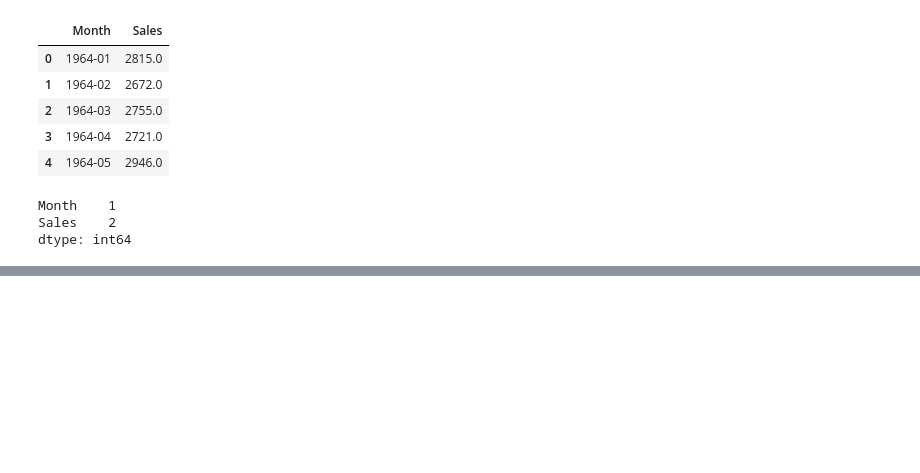
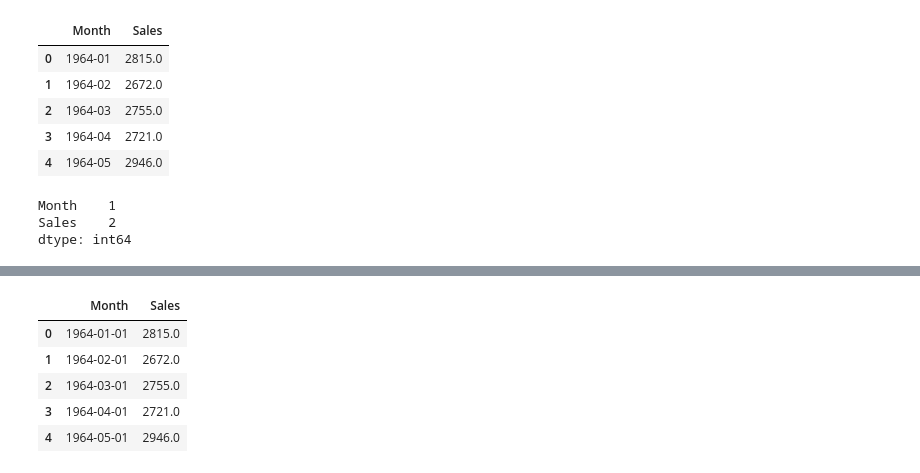
Before and after one commit to sonupp13/TIME-SERIES-ANALYSIS, a Jupyter notebook: DS_ARIMA_&_SARIMA_TIME_SERIES_ANALYSIS.ipynb, the cells around one changed output, grey strips where cells are left out. Saved outputs shown, nothing was run; the diff lists cells and outputs as text; code cells hidden in the pictures; blank space fills up the shorter version.

```diff
--- a/DS_ARIMA_&_SARIMA_TIME_SERIES_ANALYSIS.ipynb
+++ b/DS_ARIMA_&_SARIMA_TIME_SERIES_ANALYSIS.ipynb
@@ -92,0 +77,9 @@ TypeError: <class 'function'> is not convertible to datetime
+# %%
+df.head()
+# %% [output]
+|  | Month | Sales |
+| 0 | 1964-01-01 | 2815.0 |
+| 1 | 1964-02-01 | 2672.0 |
+| 2 | 1964-03-01 | 2755.0 |
+| 3 | 1964-04-01 | 2721.0 |
+| 4 | 1964-05-01 | 2946.0 |
```
Also changed, not shown: parts of 18 cells of this notebook.
